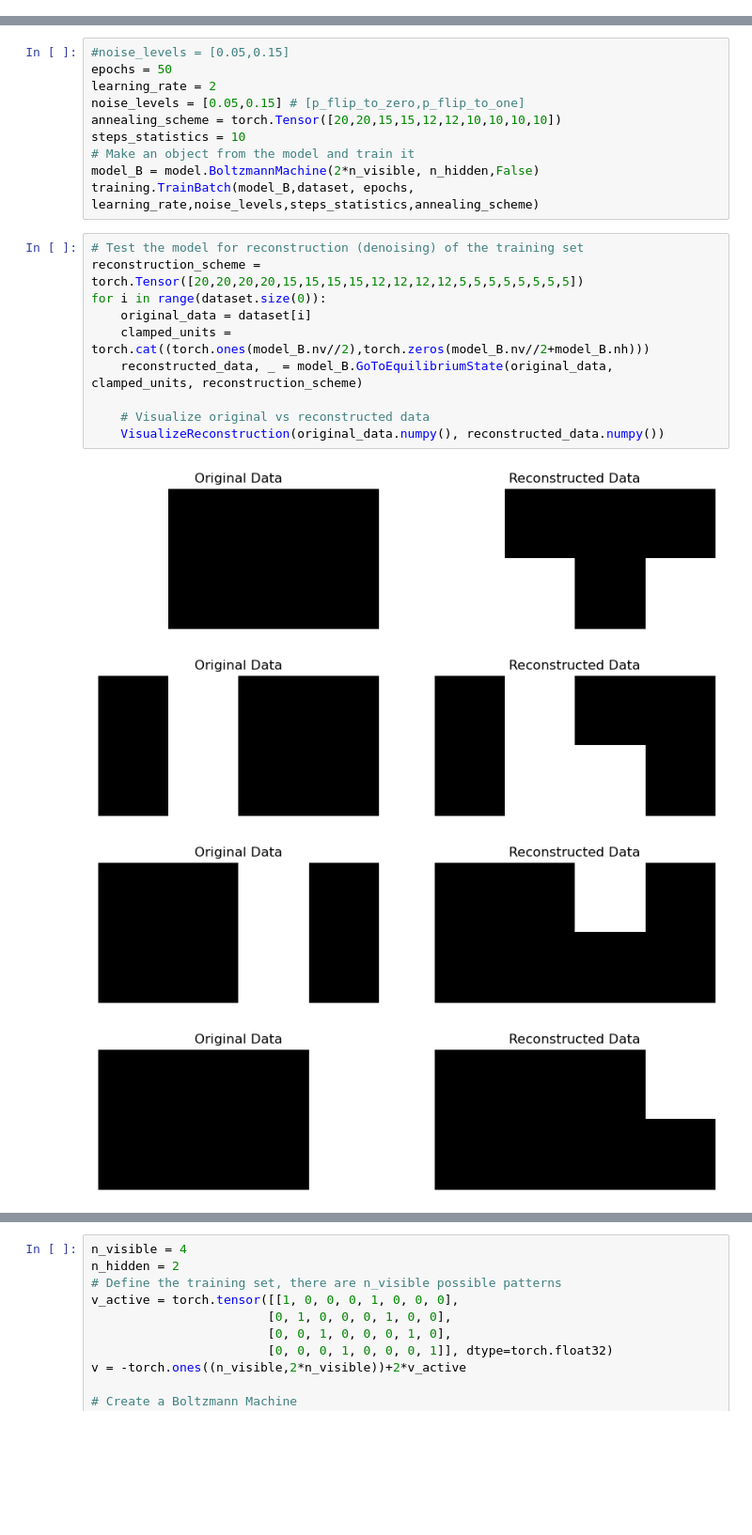
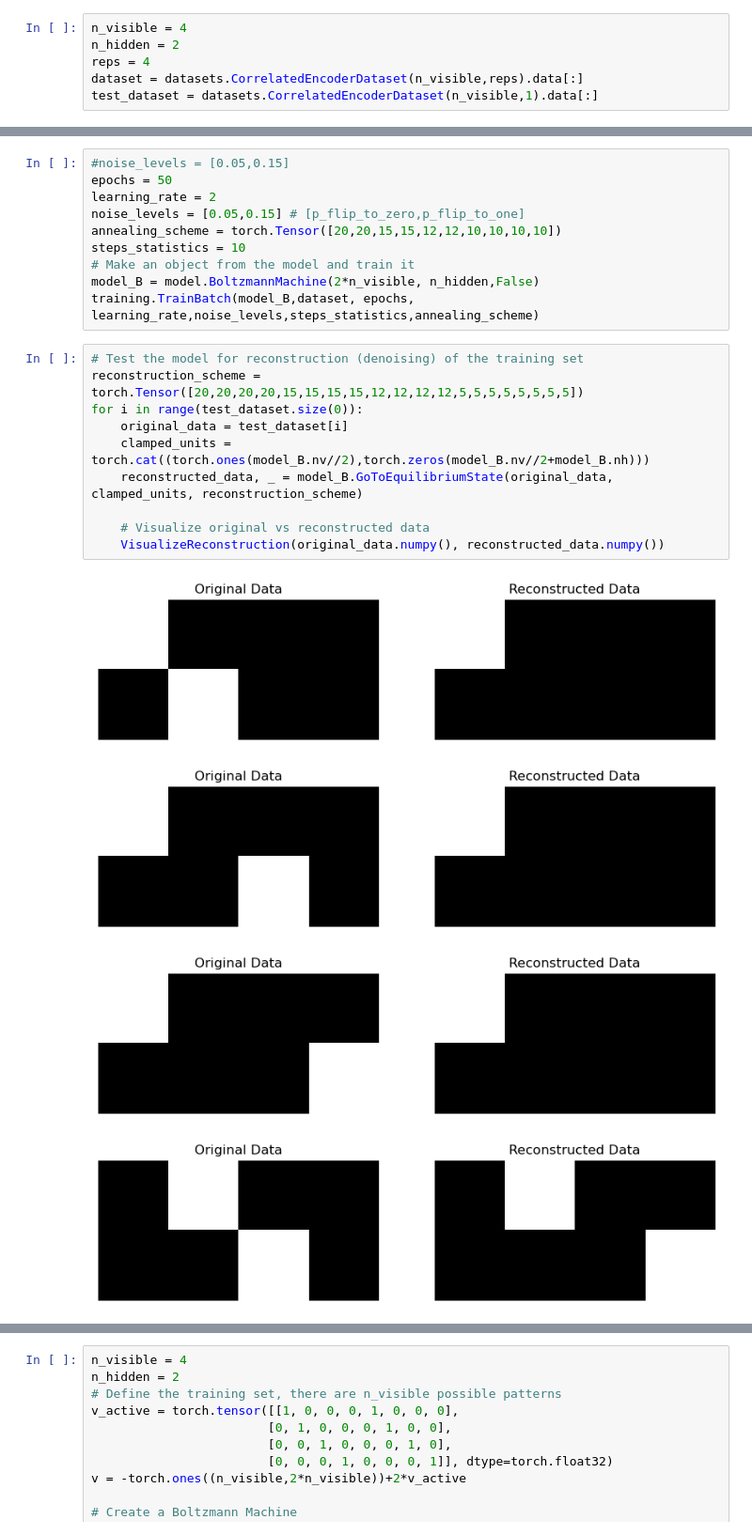
Before and after one commit to Dacasil/boltzmannMPIDS, a Jupyter notebook: notebooks/development.ipynb, the cells around one changed output, grey strips where cells are left out. Shown at 94% size. Cells and saved outputs as stored; diff of their text form; blank space fills up the shorter version.

Commit message:
created correlated datasets

```diff
--- a/notebooks/development.ipynb
+++ b/notebooks/development.ipynb
@@ -53,3 +33,9 @@ dataset = -torch.ones((n_visible,2*n_visible))+2*v_active
+# %%
+n_visible = 4
+n_hidden = 2
+reps = 4
+dataset = datasets.CorrelatedEncoderDataset(n_visible,reps).data[:]
+test_dataset = datasets.CorrelatedEncoderDataset(n_visible,1).data[:]
 # %%
 plt.imshow(dataset)
 # %% [output]
@@ -75,15 +54,15 @@ training.TrainBatch(model_B,dataset, epochs, learning_rate,noise_levels,steps_st
 # %%
 # Test the model for reconstruction (denoising) of the training set
 reconstruction_scheme = torch.Tensor([20,20,20,20,15,15,15,15,12,12,12,12,5,5,5,5,5,5,5,5])
-for i in range(dataset.size(0)):
-    original_data = dataset[i]
+for i in range(test_dataset.size(0)):
+    original_data = test_dataset[i]
     clamped_units = torch.cat((torch.ones(model_B.nv//2),torch.zeros(model_B.nv//2+model_B.nh)))
     reconstructed_data, _ = model_B.GoToEquilibriumState(original_data, clamped_units, reconstruction_scheme)
 
     # Visualize original vs reconstructed data
     VisualizeReconstruction(original_data.numpy(), reconstructed_data.numpy())
 # %% [output]
-[figure, old version]
+[figure, new version]
-[figure, old version]
+[figure, new version]
-[figure, old version]
+[figure, new version]
-[figure, old version]
+[figure, new version]
```
Also changed, not shown: parts of 8 cells of this notebook, 2 other files.
